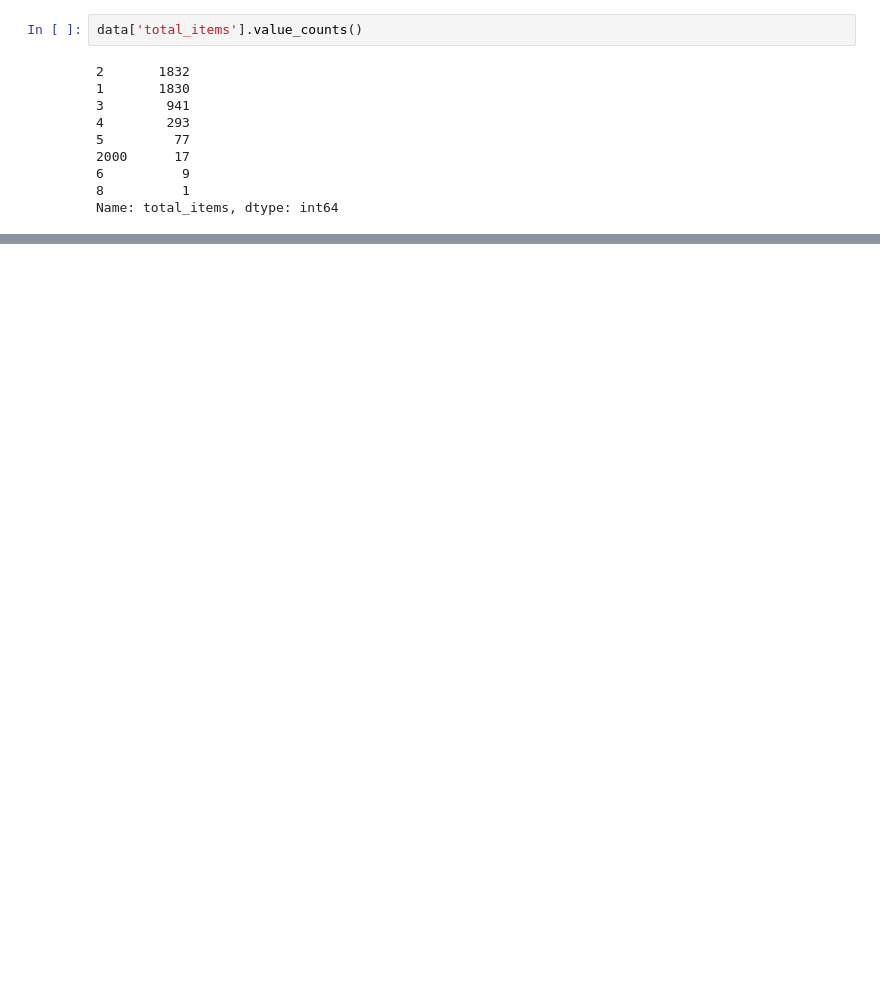
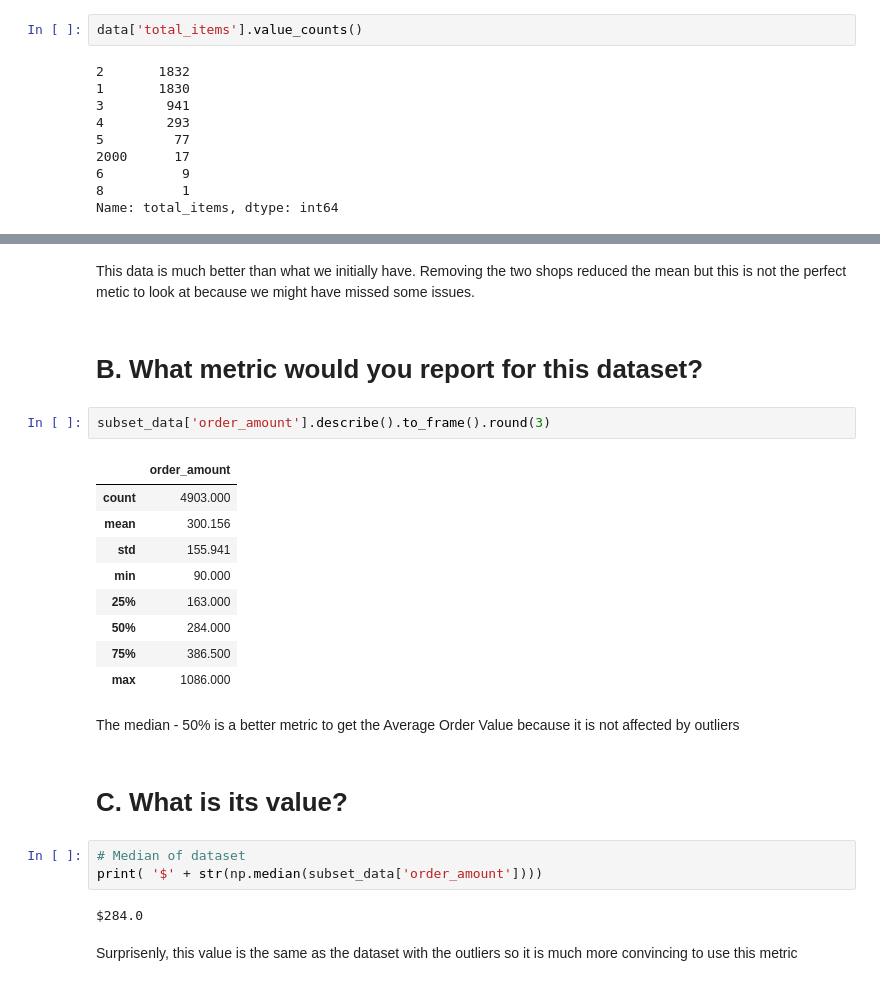
Before and after one commit to VictorUmunna/Shopify_Winter_2022_Data_Science_Intern_Challenge, a Jupyter notebook: Python_Challenge.ipynb, the cells around one changed output, grey strips where cells are left out. Saved outputs shown, nothing was run; the diff lists cells and outputs as text; blank space fills up the shorter version.

```diff
--- a/Python_Challenge.ipynb
+++ b/Python_Challenge.ipynb
@@ -112,0 +167,27 @@ A particular store is selling 2000 items per order. This is outragious. Let's ch
+# %% [markdown]
+This data is much better than what we initially have. Removing the two shops reduced the mean but this is not the perfect metic to look at because we might have missed some issues.
+# %% [markdown]
+# **B. What metric would you report for this dataset?**
+# %%
+subset_data['order_amount'].describe().to_frame().round(3)
+# %% [output]
+|  | order_amount |
+| count | 4903.000 |
+| mean | 300.156 |
+| std | 155.941 |
+| min | 90.000 |
+| 25% | 163.000 |
+| 50% | 284.000 |
+| 75% | 386.500 |
+| max | 1086.000 |
+# %% [markdown]
+The median - 50% is a better metric to get the Average Order Value because it is not affected by outliers
+# %% [markdown]
+# **C. What is its value?**
+# %%
+# Median of dataset
+print( '$' + str(np.median(subset_data['order_amount'])))
+# %% [output]
+$284.0
+# %% [markdown]
+Surprisenly, this value is the same as the dataset with the outliers so it is much more convincing to use this metric
```
Also changed, not shown: parts of 8 cells of this notebook.
